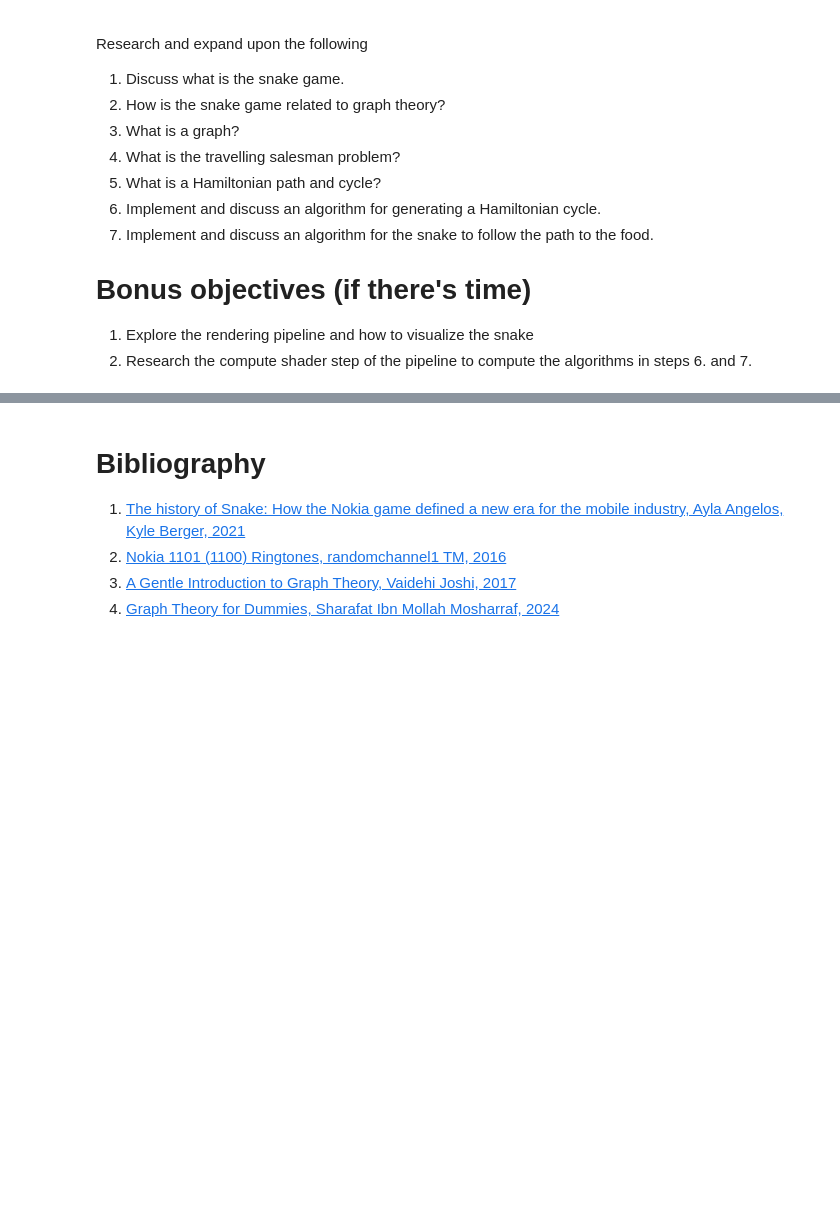
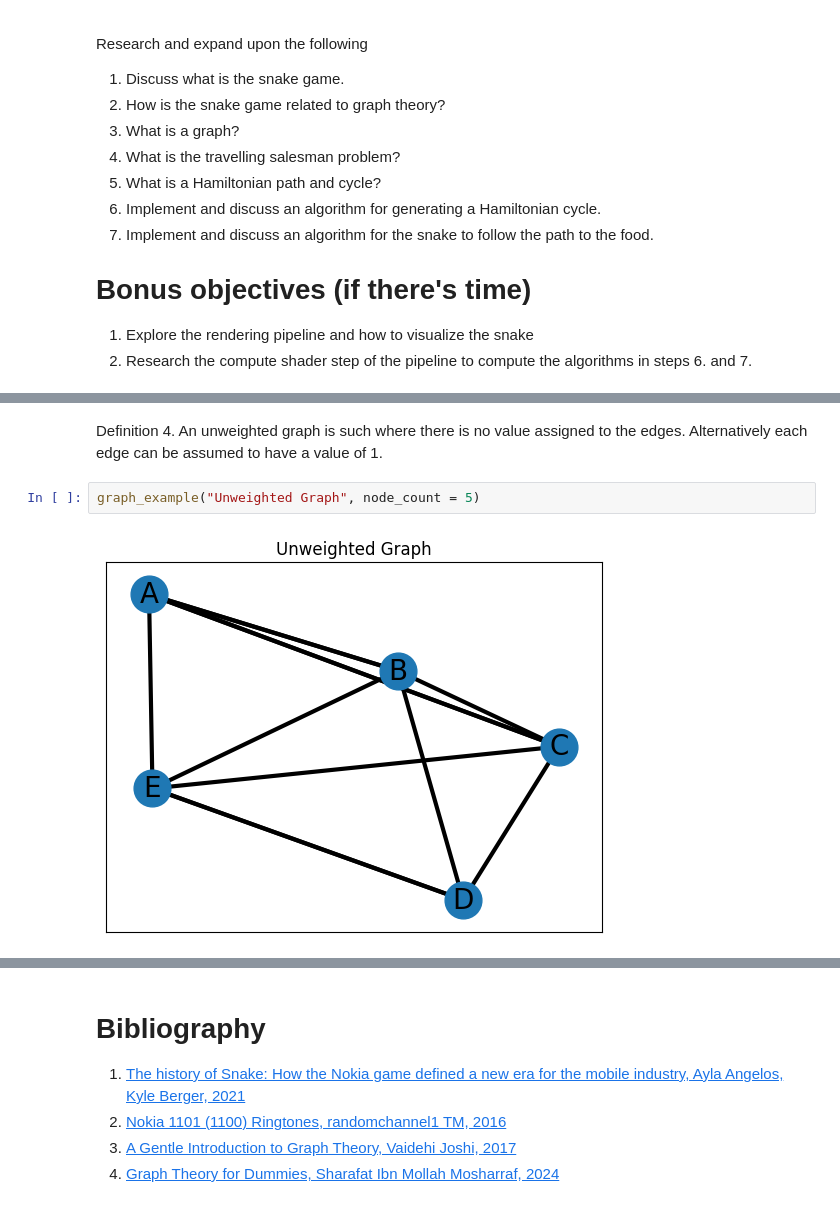
Before and after one commit to SimoAngelov/TravelingSnake, a Jupyter notebook: TheTravelingSnake.ipynb, the cells around one changed output, grey strips where cells are left out. Saved outputs shown, nothing was run; the diff lists cells and outputs as text; blank space fills up the shorter version.

```diff
--- a/TheTravelingSnake.ipynb
+++ b/TheTravelingSnake.ipynb
@@ -54,0 +159,6 @@ Graph Theory is the study of graphs.
+# %% [markdown]
+Definition 4. An unweighted graph is such where there is no value assigned to the edges. Alternatively each edge can be assumed to have a value of 1.
+# %%
+graph_example("Unweighted Graph", node_count = 5)
+# %% [output]
+[figure, added]
```
Also changed, not shown: parts of 10 cells of this notebook.
